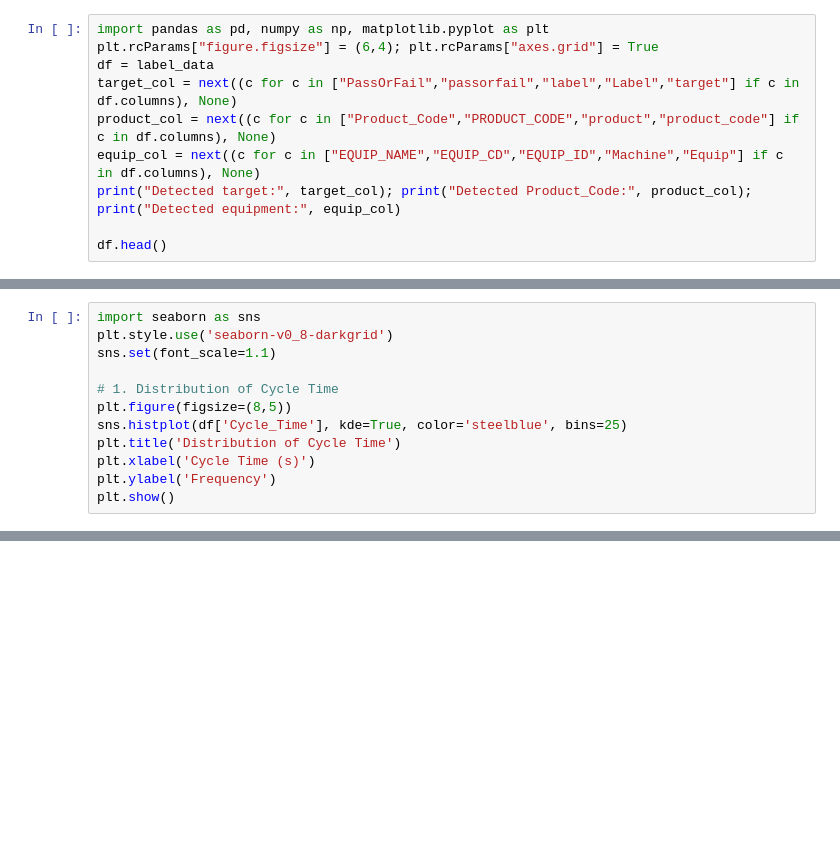
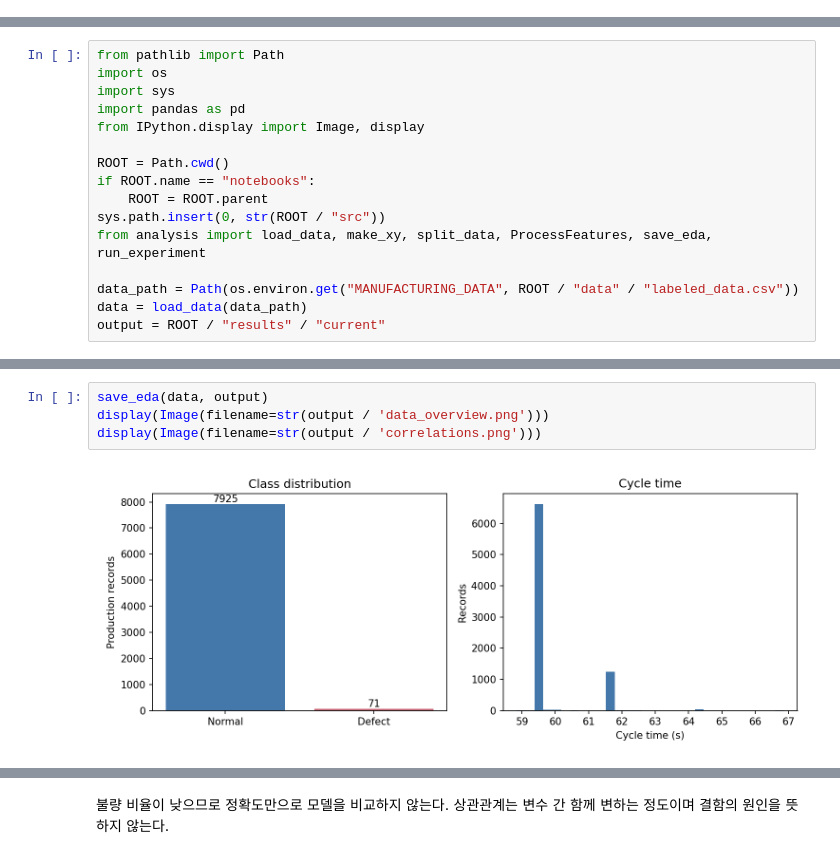
Before and after one commit to youjinjjj/manufacturing-defect-analysis, a Jupyter notebook: notebooks/01_exploratory_analysis.ipynb, the cells around one changed output, grey strips where cells are left out. Drawn from its saved outputs; the diff is of its cells as text; blank space fills up the shorter version.

```diff
--- a/notebooks/01_exploratory_analysis.ipynb
+++ b/notebooks/01_exploratory_analysis.ipynb
@@ -127,10 +0,0 @@ Name: proportion, dtype: float64
-# %%
-import pandas as pd, numpy as np, matplotlib.pyplot as plt
-plt.rcParams["figure.figsize"] = (6,4); plt.rcParams["axes.grid"] = True
-df = label_data
-target_col = next((c for c in ["PassOrFail","passorfail","label","Label","target"] if c in df.columns), None)
-product_col = next((c for c in ["Product_Code","PRODUCT_CODE","product","product_code"] if c in df.columns), None)
-equip_col = next((c for c in ["EQUIP_NAME","EQUIP_CD","EQUIP_ID","Machine","Equip"] if c in df.columns), None)
-print("Detected target:", target_col); print("Detected Product_Code:", product_col); print("Detected equipment:", equip_col)
-
-df.head()
@@ -493,12 +0,0 @@ Hopper_Temperature       70.60  70.60
-# %%
-import seaborn as sns
-plt.style.use('seaborn-v0_8-darkgrid')
-sns.set(font_scale=1.1)
-
-# 1. Distribution of Cycle Time
-plt.figure(figsize=(8,5))
-sns.histplot(df['Cycle_Time'], kde=True, color='steelblue', bins=25)
-plt.title('Distribution of Cycle Time')
-plt.xlabel('Cycle Time (s)')
-plt.ylabel('Frequency')
-plt.show()
@@ -681,0 +5,16 @@ Remark: Machines differ in mean cycle efficiency; may require process balancing.
+# %%
+from pathlib import Path
+import os
+import sys
+import pandas as pd
+from IPython.display import Image, display
+
+ROOT = Path.cwd()
+if ROOT.name == "notebooks":
+    ROOT = ROOT.parent
+sys.path.insert(0, str(ROOT / "src"))
+from analysis import load_data, make_xy, split_data, ProcessFeatures, save_eda, run_experiment
+
+data_path = Path(os.environ.get("MANUFACTURING_DATA", ROOT / "data" / "labeled_data.csv"))
+data = load_data(data_path)
+output = ROOT / "results" / "current"
@@ -681,0 +72,6 @@ Remark: Machines differ in mean cycle efficiency; may require process balancing.
+# %%
+save_eda(data, output)
+display(Image(filename=str(output / 'data_overview.png')))
+display(Image(filename=str(output / 'correlations.png')))
+# %% [output]
+[figure, added]
@@ -681,0 +79,2 @@ Remark: Machines differ in mean cycle efficiency; may require process balancing.
+# %% [markdown]
+불량 비율이 낮으므로 정확도만으로 모델을 비교하지 않는다. 상관관계는 변수 간 함께 변하는 정도이며 결함의 원인을 뜻하지 않는다.
```
Also changed, not shown: parts of 53 cells of this notebook, 21 other files.
